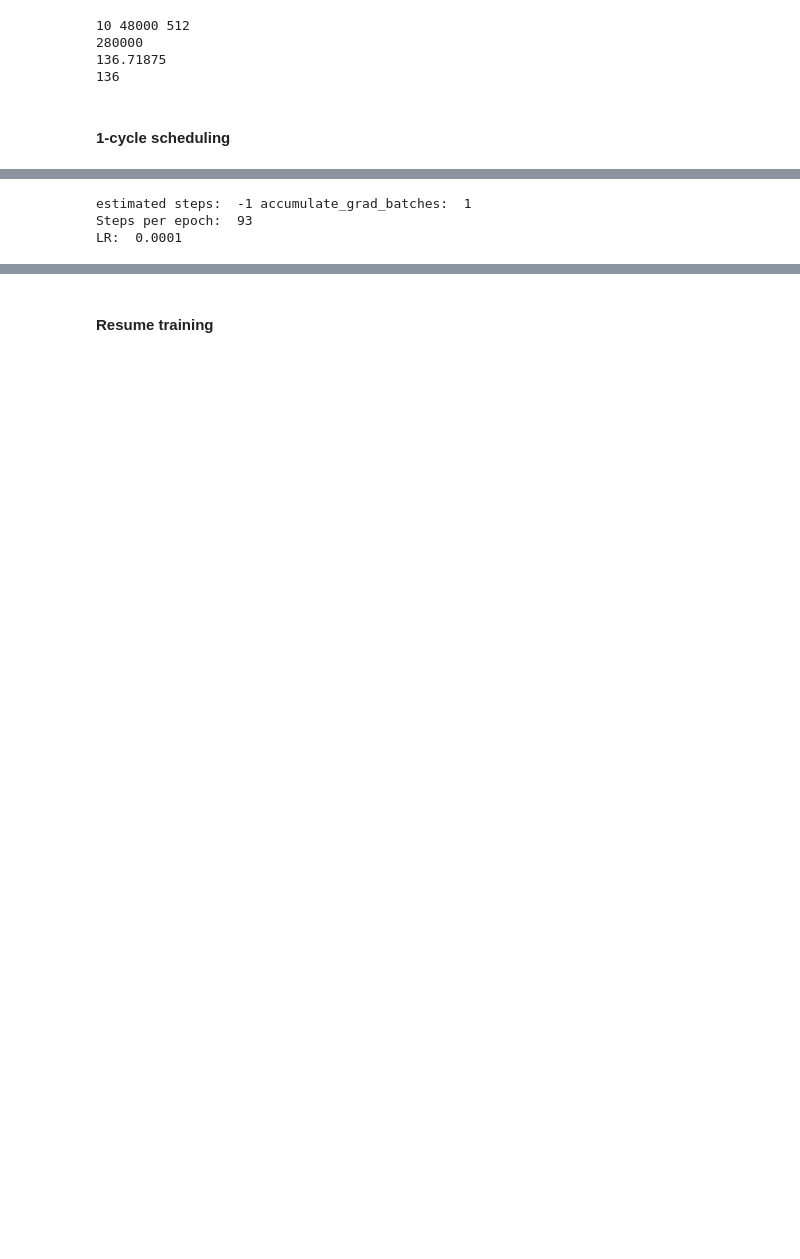
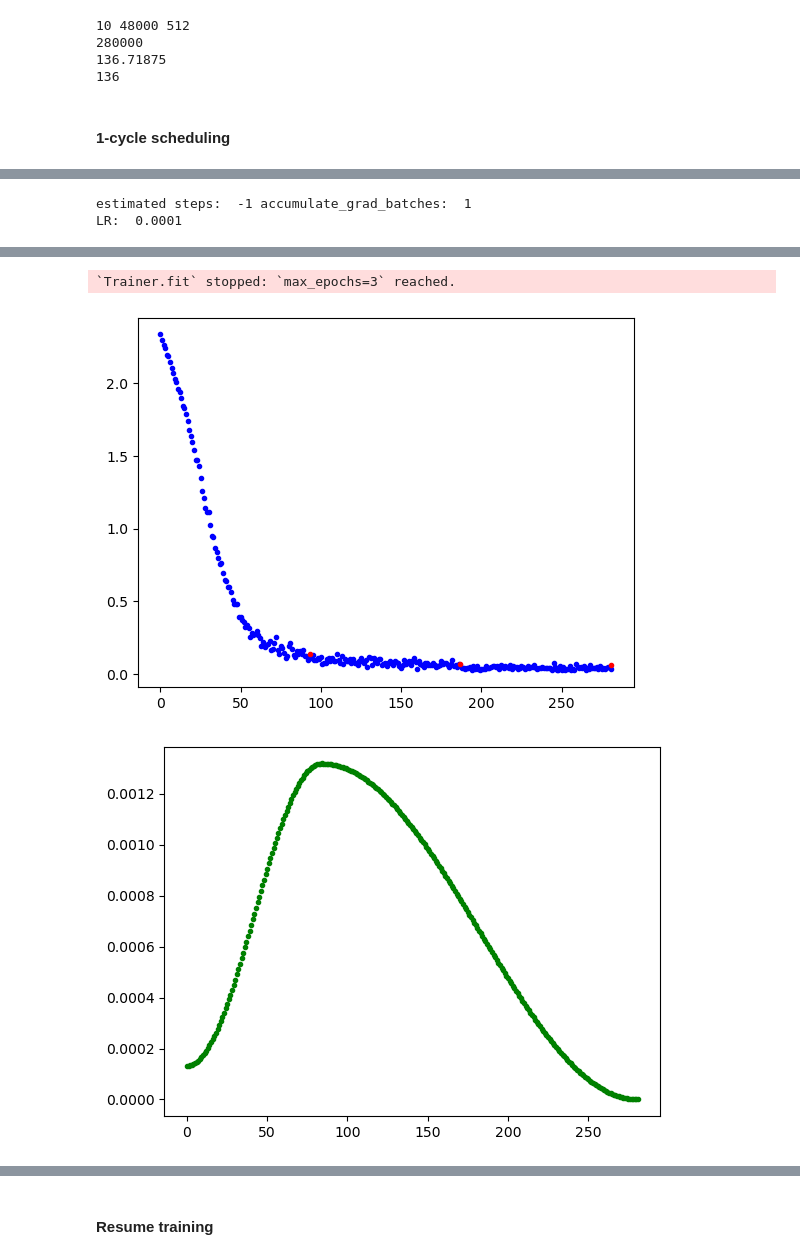
Before and after one commit to slegroux/nimrod, a Jupyter notebook: nbs/models.conv.ipynb, the cells around one changed output, grey strips where cells are left out. Saved outputs shown, nothing was run; the diff lists cells and outputs as text; code cells hidden in the pictures; blank space fills up the shorter version.

```diff
--- a/nbs/models.conv.ipynb
+++ b/nbs/models.conv.ipynb
@@ -1002,8 +1010,8 @@ print(5*56000//2048)
 # %%
 #| notest
 
-N_EPOCHS = 5
-lr_found = 0.012
+N_EPOCHS = 3
+lr_found = lr_finder.suggestion()
 
 # DATA
 cfg = OmegaConf.load('../config/data/image/mnist.yaml')
@@ -1027,7 +1035,7 @@ trainer = Trainer(
     accelerator="auto",
     max_epochs=N_EPOCHS,
     # logger=TensorBoardLogger("tb_logs", name="mnist_convnet", default_hp_metric=True),
-    logger=CSVLogger("logs", name="mnist_convnet"),
+    logger=CSVLogger("logs", name="fashion_mnist_convnet"),
     callbacks = [LearningRateMonitor(logging_interval="step"), checkpoint_callback],
     check_val_every_n_epoch=1,
     log_every_n_steps=1
@@ -1037,12 +1045,7 @@ print("estimated steps: ", trainer.estimated_stepping_batches, "accumulate_grad_
 
 # MODEL
 model_cfg = OmegaConf.load('../config/model/image/convnetx.yaml')
-
-steps_per_epoch = len(datamodule.train_ds) // cfg.batch_size // trainer.accumulate_grad_batches #accumulate = 1 when not on
-print("Steps per epoch: ", steps_per_epoch)
-
-# model_cfg.scheduler.epochs = N_EPOCHS
-model_cfg.scheduler.total_steps = trainer.max_epochs * steps_per_epoch
+model_cfg.scheduler.total_steps = trainer.max_epochs * len(datamodule.train_dataloader())
 model_cfg.scheduler.max_lr = lr_found#lr_finder.suggestion()
 
 model = instantiate(model_cfg)
@@ -1060,6 +1063,6 @@ plt.figure()
 plt.plot(metrics['step'], metrics['train/loss_step'], 'b.-')
 plt.plot(metrics['step'], metrics['val/loss'],'r.-')
 plt.figure()
-plt.plot(metrics['step'], metrics['lr-Adam'], 'g.-')
+plt.plot(metrics['step'], metrics['lr-AdamW'], 'g.-')
 plt.show()
 # %% [output]
@@ -1082,4 +1085,3 @@ Parameter Group 0
 0         Modules in eval mode
 estimated steps:  -1 accumulate_grad_batches:  1
-Steps per epoch:  93
 LR:  0.0001
@@ -1087,3 +1090,6 @@ AttributeError: 'ConvNetX' object has no attribute 'scheduler'
+`Trainer.fit` stopped: `max_epochs=3` reached.
+[figure, added]
+[figure, added]
 # %%
 #| notest
 trainer.test(model, datamodule.test_dataloader(), ckpt_path="best")
```
Also changed, not shown: parts of 21 cells of this notebook, 9 other files.
